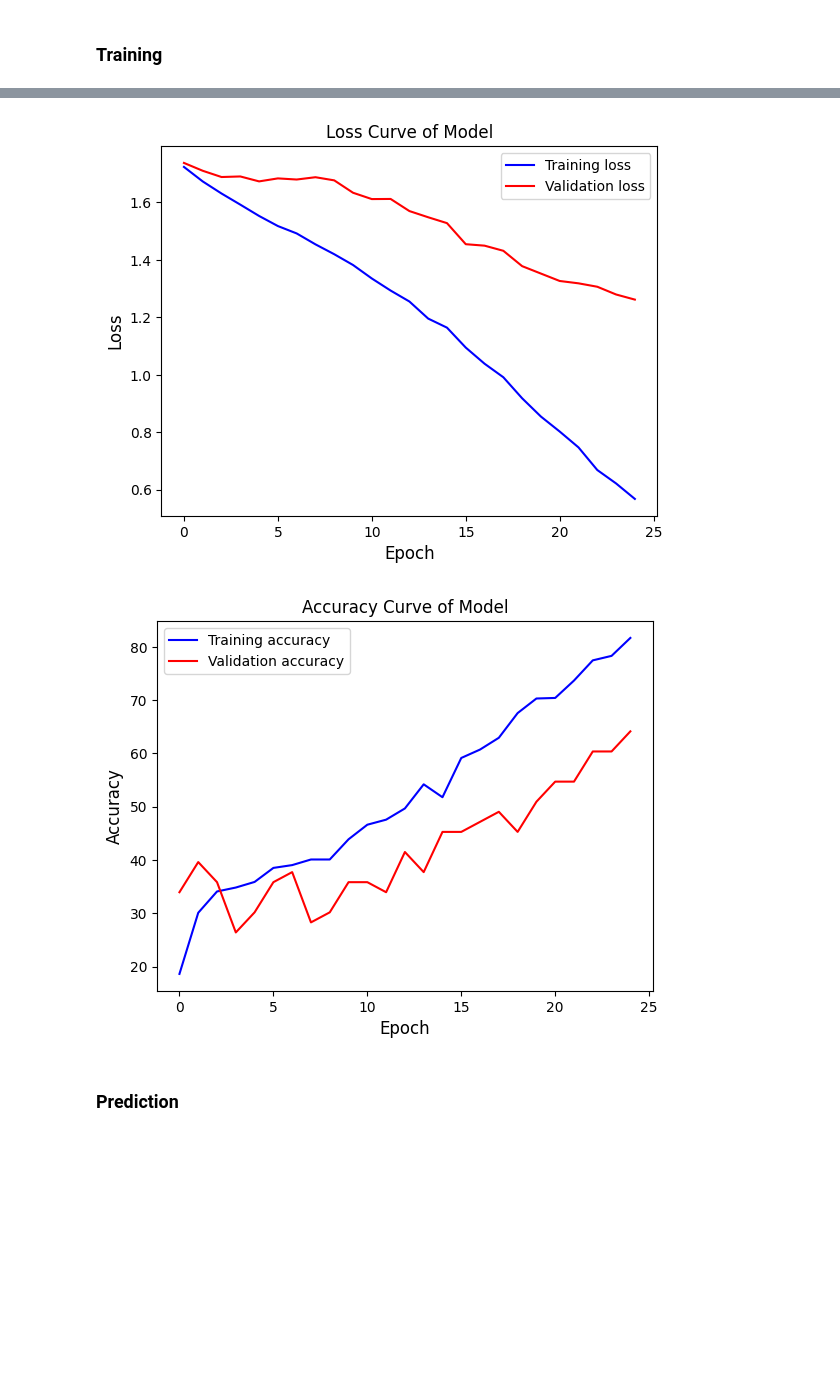
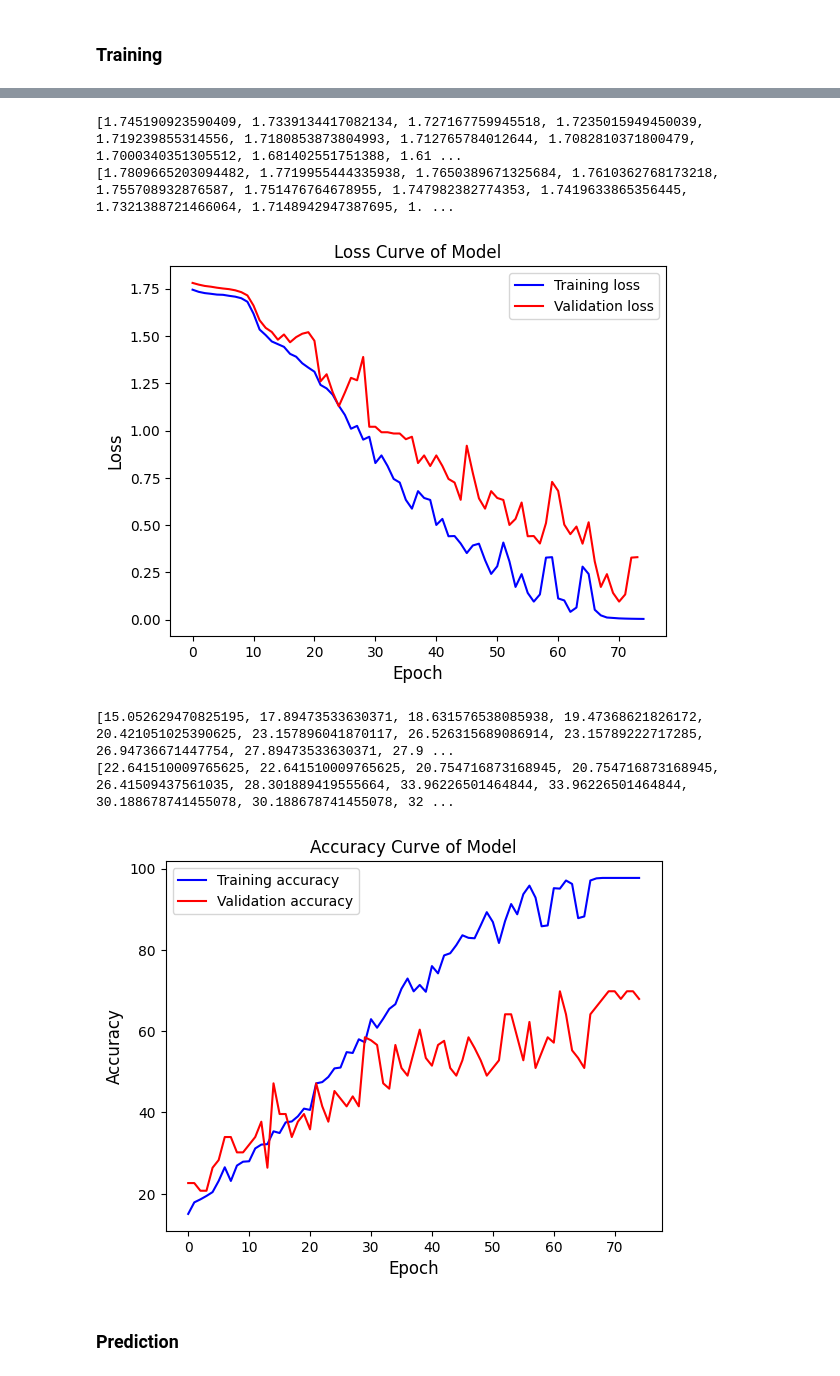
Before and after one commit to satria-ui/TugasAkhir2023, a Jupyter notebook: script/main.ipynb, the cells around one changed output, grey strips where cells are left out. Cells and saved outputs as stored; diff of their text form; code cells hidden in the pictures; blank space fills up the shorter version.

```diff
--- a/script/main.ipynb
+++ b/script/main.ipynb
@@ -929,7 +929,7 @@ from Code.ResNet import ResNet
 
 SAMPLE_RATE = 48000
 DURATION = 5.27
-NUM_EPOCH = 25
+NUM_EPOCH = 75
 
 # CREMA-D 100
 # RAVDESS 150
@@ -938,6 +938,6 @@ path = "./Scaler/CREMA-D_ready_data.npy"
 # CRNN(img_channel=1, img_height=40, img_width=350, num_class=6)
 # label_mapping = {'angry': 0, 'fear': 1, 'disgust': 2, 'happy': 3, 'neutral': 4, 'sad': 5}
 DL = DeepLearning(sample_rate=SAMPLE_RATE, duration=DURATION)
-train_losses, valid_losses, train_accuracy, valid_accuracy = DL.train(train_file=path, model=LeNet(), num_epochs=NUM_EPOCH)
+train_losses, valid_losses, train_accuracy, valid_accuracy = DL.train(train_file=path, model=CRNN(img_channel=1, img_height=40, img_width=495, num_class=6), num_epochs=NUM_EPOCH)
 # %% [output]
 Data Loaded with shape:
@@ -979,0 +960,6 @@ valid_losses
+# %%
+print(train_losses)
+print(valid_losses)
+# %% [output]
+[1.745190923590409, 1.7339134417082134, 1.727167759945518, 1.7235015949450039, 1.719239855314556, 1.7180853873804993, 1.712765784012644, 1.7082810371800479, 1.7000340351305512, 1.681402551751388, 1.61 ...
+[1.7809665203094482, 1.7719955444335938, 1.7650389671325684, 1.7610362768173218, 1.755708932876587, 1.751476764678955, 1.747982382774353, 1.7419633865356445, 1.7321388721466064, 1.7148942947387695, 1. ...
@@ -982,25 +970,34 @@ import matplotlib.pyplot as plt
 plt.title('Loss Curve of Model')
 plt.ylabel('Loss', fontsize=12)
 plt.xlabel('Epoch', fontsize=12)
-plt.plot(train_losses[:],'b')
-plt.plot(a[:],'r')
+plt.plot(train_losses,'b')
+plt.plot(a,'r')
 # plt.ylim(0, 10)
 plt.legend(['Training loss','Validation loss'])
 plt.show()
 # %% [output]
-[figure, old version]
+[figure, new version]
+# %%
+print(train_accuracy)
+print(valid_accuracy)
+# %% [output]
+[15.052629470825195, 17.89473533630371, 18.631576538085938, 19.47368621826172, 20.421051025390625, 23.157896041870117, 26.526315689086914, 23.15789222717285, 26.94736671447754, 27.89473533630371, 27.9 ...
+[22.641510009765625, 22.641510009765625, 20.754716873168945, 20.754716873168945, 26.41509437561035, 28.301889419555664, 33.96226501464844, 33.96226501464844, 30.188678741455078, 30.188678741455078, 32 ...
+# %%
+b = [22.641510009765625, 22.641510009765625, 20.754716873168945, 20.754716873168945, 26.41509437561035, 28.301889419555664, 33.96226501464844, 33.96226501464844, 30.188678741455078, 30.188678741455078, 32.075469970703125, 33.96226501464844, 37.7358512878418, 26.41509437561035, 47.1698112487793, 39.622642517089844, 39.622642517089844, 33.96226501464844, 37.7358512878418, 39.622642517089844, 35.84906005859375, 47.1698112487793, 41.50943374633789, 37.7358512878418, 45.28302001953125, 43.3962287902832, 41.50943374633789, 43.96226501464844, 41.50943374633789, 58.490570068359375, 57.754716873168945, 56.60377883911133, 47.1698112487793, 45.84906005859375, 56.60377883911133, 50.943397521972656, 49.05660629272461, 54.71697998046875, 60.377357482910156, 53.3962287902832, 51.50943374633789, 56.60377883911133, 57.622642517089844, 50.943397521972656, 49.05660629272461, 52.8301887512207, 58.490570068359375, 55.84906005859375, 52.8301887512207, 49.05660629272461, 50.943397521972656, 52.8301887512207, 64.15093994140625, 64.15093994140625, 58.490570068359375, 52.8301887512207, 62.2641487121582, 50.943397521972656, 54.71697998046875, 58.490570068359375, 57.1698112487793, 69.81131744384766, 64.15093994140625, 55.28302001953125, 53.3962287902832, 50.943397521972656, 64.15093994140625, 66.03773498535156, 67.92453002929688, 69.81131744384766, 69.81131744384766, 67.92453002929688, 69.81131744384766, 69.81131744384766, 67.92453002929688]
 # %%
 import matplotlib.pyplot as plt
 
 plt.title('Accuracy Curve of Model')
 plt.ylabel('Accuracy', fontsize=12)
 plt.xlabel('Epoch', fontsize=12)
-plt.plot(train_accuracy[:],'b')
-plt.plot(valid_accuracy[:],'r')
+plt.plot(train_accuracy,'b')
+plt.plot(b,'r')
 plt.legend(['Training accuracy','Validation accuracy'])
+plt.grid(False)
 plt.show()
 # %% [output]
-[figure, old version]
+[figure, new version]
 # %% [markdown]
 ### Prediction
 # %%
```
Also changed, not shown: parts of 9 cells of this notebook, 10 other files.
